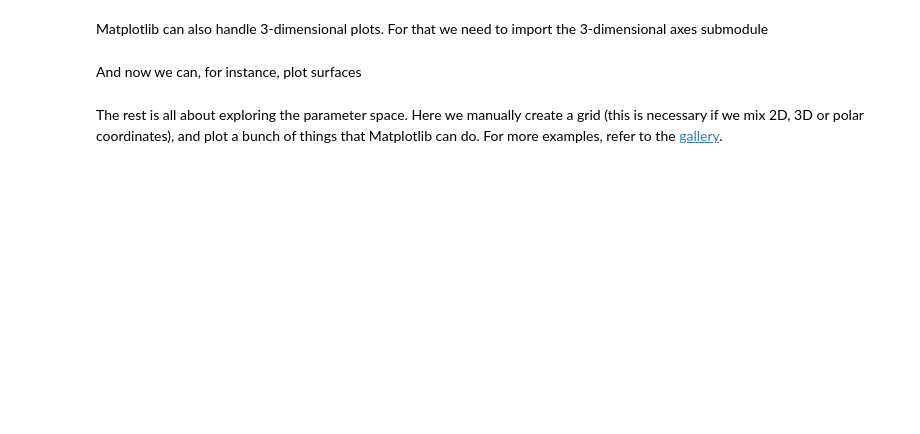
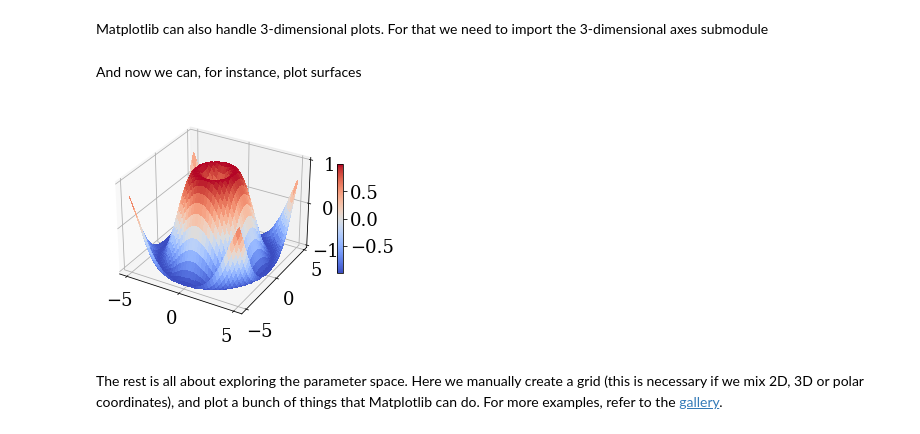
Before and after one commit to germannp/BIST-Python-Bootcamp, a Jupyter notebook: 5_Plotting_DataVis_Exploration.ipynb, the cells around one changed output. Drawn from its saved outputs; the diff is of its cells as text; code cells hidden in the pictures; blank space fills up the shorter version.

```diff
--- a/5_Plotting_DataVis_Exploration.ipynb
+++ b/5_Plotting_DataVis_Exploration.ipynb
@@ -280,21 +296,23 @@ And now we can, for instance, plot surfaces
 # %%
 X = np.linspace(-5, 5, 40)
 Y = np.arange(-5, 5, 0.25)  # Defining an array of equi-spaced numbers
 X, Y = np.meshgrid(X, Y)
 R = np.sqrt(X**2 + Y**2)
 Z = np.sin(R)
 
 fig = plt.figure()
-ax = fig.gca(projection='3d')
+ax = fig.add_subplot(111, projection='3d')
 
 surf = ax.plot_surface(X, Y, Z, cmap=matplotlib.cm.coolwarm,
                        linewidth=0, antialiased=False)
 
 ax.set_zlim(-1.01, 1.01)
 
 fig.colorbar(surf, shrink=0.5)
 
 plt.show()
+# %% [output]
+[figure, added]
 # %% [markdown]
 The rest is all about exploring the parameter space. Here we manually create a grid (this is necessary if we mix 2D, 3D or polar coordinates), and plot a bunch of things that Matplotlib can do. For more examples, refer to the [gallery](http://matplotlib.org/gallery.html).
 # %%
```
Also changed, not shown: parts of 26 cells of this notebook, 5 other files.
